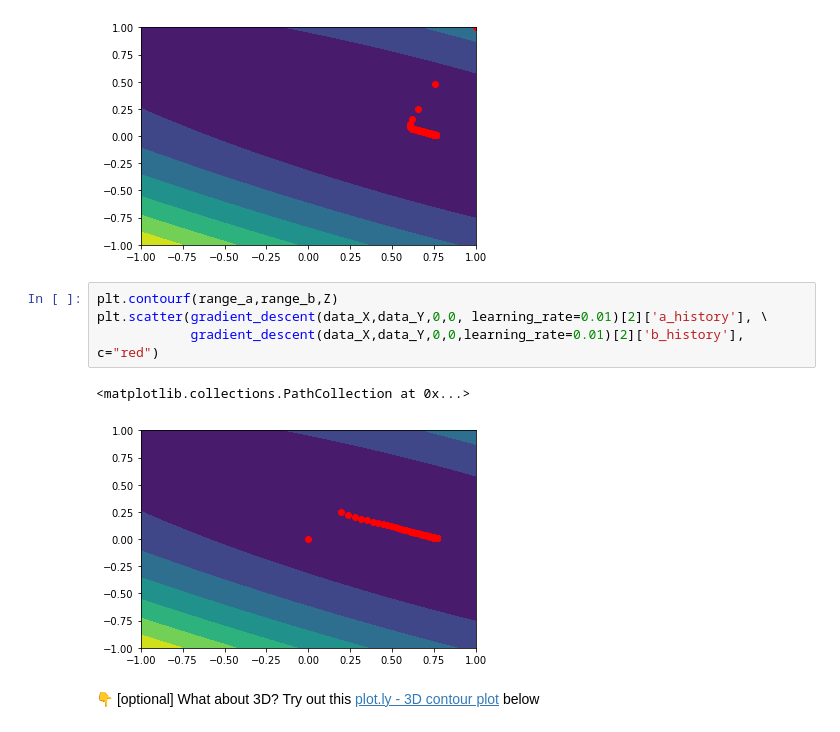
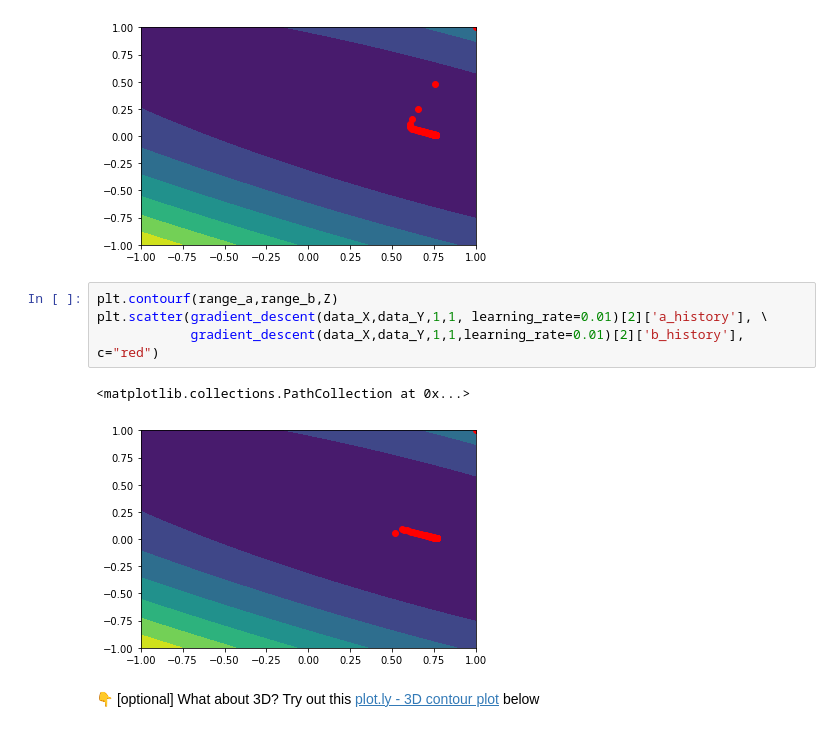
Before and after one commit to HumbertMonnot/data-challenges, a Jupyter notebook: 05-ML/04-Under-the-hood/03-Batch-Gradient-Descent/Gradient-Descent.ipynb, the cells around one changed output. Cells and saved outputs as stored; diff of their text form.

```diff
--- a/05-ML/04-Under-the-hood/03-Batch-Gradient-Descent/Gradient-Descent.ipynb
+++ b/05-ML/04-Under-the-hood/03-Batch-Gradient-Descent/Gradient-Descent.ipynb
@@ -322,11 +322,11 @@ plt.scatter(gradient_descent(data_X,data_Y,1,1, learning_rate=0.005)[2]['a_histo
 [figure]
 # %%
 plt.contourf(range_a,range_b,Z)
-plt.scatter(gradient_descent(data_X,data_Y,0,0, learning_rate=0.01)[2]['a_history'], \
-            gradient_descent(data_X,data_Y,0,0,learning_rate=0.01)[2]['b_history'], c="red")
+plt.scatter(gradient_descent(data_X,data_Y,1,1, learning_rate=0.01)[2]['a_history'], \
+            gradient_descent(data_X,data_Y,1,1,learning_rate=0.01)[2]['b_history'], c="red")
 # %% [output]
 <matplotlib.collections.PathCollection at 0x...>
-[figure, old version]
+[figure, new version]
 # %% [markdown]
 👇 [optional] What about 3D? Try out this [plot.ly - 3D contour plot](https://plotly.com/python/3d-surface-plots/) below
 # %%
```
Also changed, not shown: parts of 1 cell of this notebook, 10 other files.
